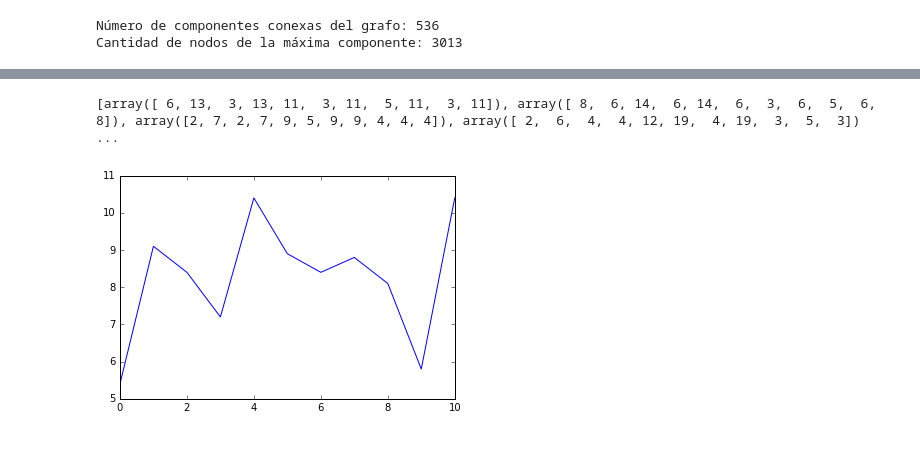
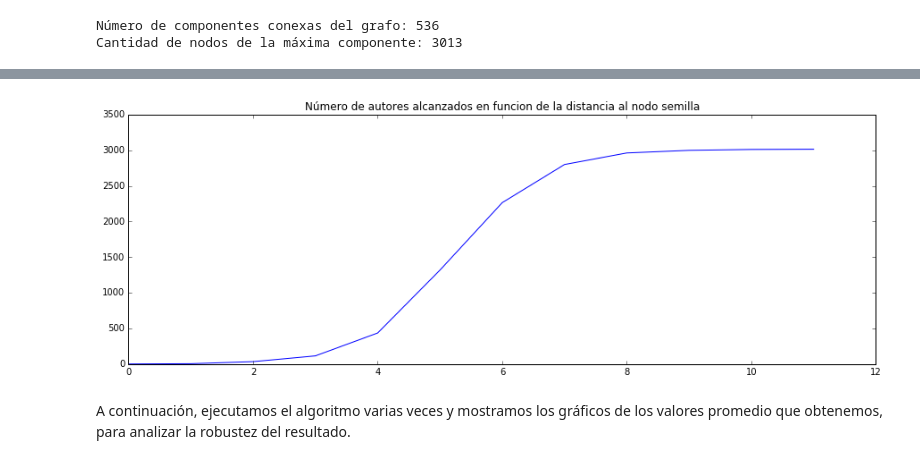
Before and after one commit to axelmaddonni/cienciadatos, a Jupyter notebook: tp4/Informe TP4.ipynb, the cells around one changed output, grey strips where cells are left out. Drawn from its saved outputs; the diff is of its cells as text; code cells hidden in the pictures.

```diff
--- a/tp4/Informe TP4.ipynb
+++ b/tp4/Informe TP4.ipynb
@@ -130,8 +160,22 @@ plt.show()
+# %%
+acumulado = 0
+alcanzados_por_dist = []
+for i in agregados_por_distancia :
+    acumulado = acumulado + i
+    alcanzados_por_dist.append(acumulado)
+
+plt.figure(figsize=(15, 5))
+plt.title(("Número de autores alcanzados en funcion de la distancia al nodo semilla").decode('utf-8'))
+plt.plot(alcanzados_por_dist)
+plt.show()
+# %% [output]
+[figure, added]
+# %% [markdown]
+A continuación, ejecutamos el algoritmo varias veces y mostramos los gráficos de los valores promedio que obtenemos, para analizar la robustez del resultado.
 # %%
-import numpy as np
 resultados = []
-for i in xrange(0,10):
+for i in xrange(0,30):
     resultados.append(np.array(vecindades(G)))
-print resultados
+resultados = np.array(resultados)
+min_length = min(map(len, resultados))
+resultados = map(lambda l: l[0:min_length], resultados)
-# %% [output]
-[array([ 6, 13,  3, 13, 11,  3, 11,  5, 11,  3, 11]), array([ 8,  6, 14,  6, 14,  6,  3,  6,  5,  6,  8]), array([2, 7, 2, 7, 9, 5, 9, 9, 4, 4, 4]), array([ 2,  6,  4,  4, 12, 19,  4, 19,  3,  5,  3]) ...
@@ -141,6 +181,0 @@ promedios_de_muchos_nodos_semillas =  np.mean(resultados,axis=0)
-# %%
-#graficar los nodos alcanzados a medida que nos alejamos del nodo semilla
-plt.plot(promedios_de_muchos_nodos_semillas)
-plt.show()
-# %% [output]
-[figure, removed]
```
Also changed, not shown: parts of 38 cells of this notebook.
